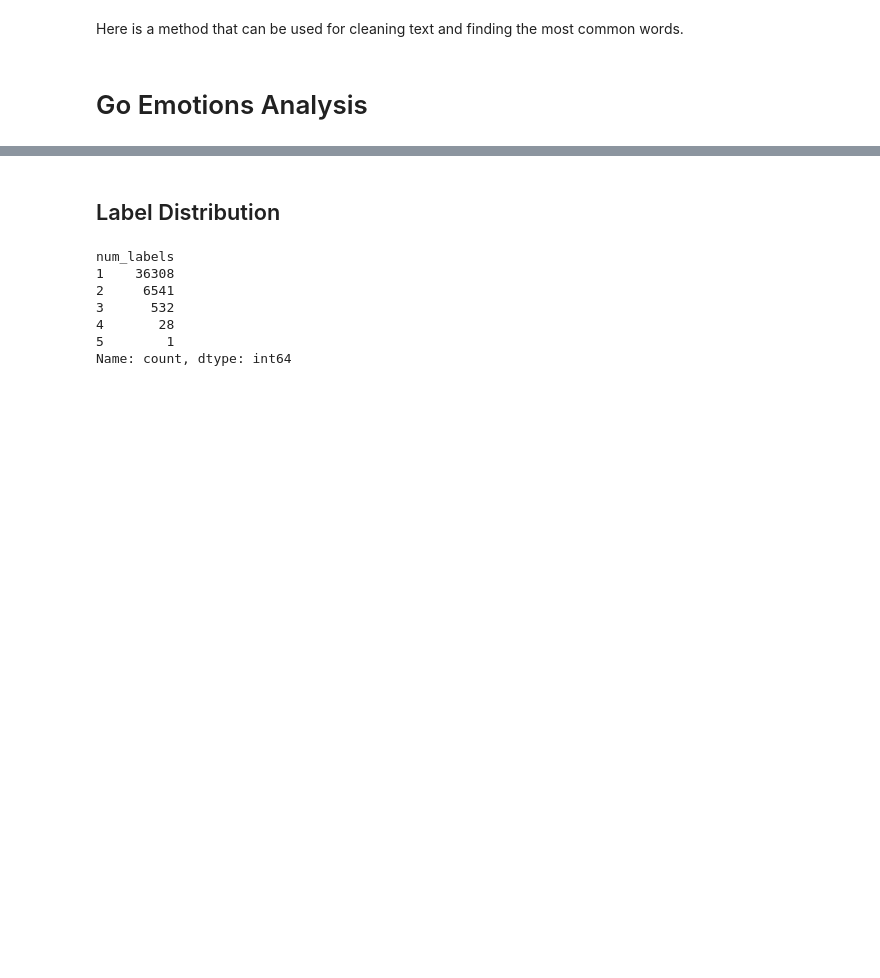
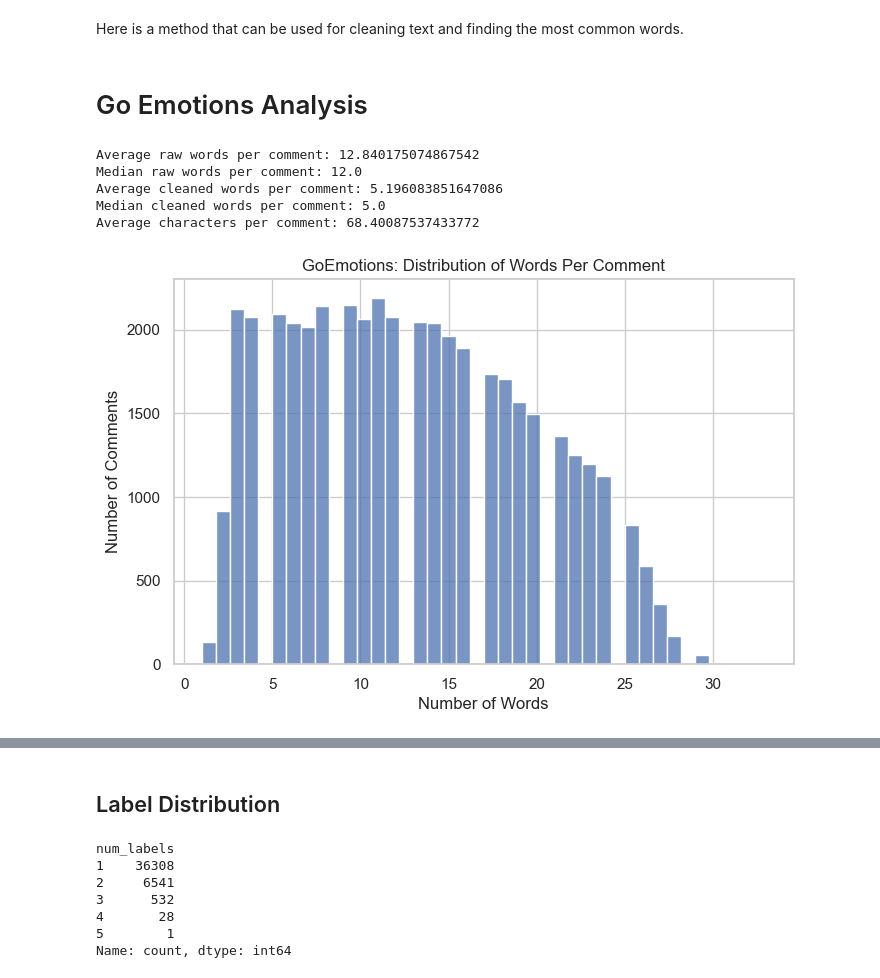
Before and after one commit to VarunP3000/NFS-REU-Data-Analytics-2026, a Jupyter notebook: DataAnalytics.ipynb, the cells around one changed output, grey strips where cells are left out. Cells and saved outputs as stored; diff of their text form; code cells hidden in the pictures; blank space fills up the shorter version.

Commit message:
added emotion vs sentence statistics

```diff
--- a/DataAnalytics.ipynb
+++ b/DataAnalytics.ipynb
@@ -90,3 +90,49 @@ def clean_text(text):
     return words
 # %% [markdown]
 # Go Emotions Analysis
+# %%
+import pandas as pd
+import matplotlib.pyplot as plt
+import seaborn as sns
+
+# -----------------------------
+# 1. Basic Text Length Features
+# -----------------------------
+
+G_train["word_count"] = G_train["text"].apply(
+    lambda text: len(str(text).split())
+)
+
+G_train["clean_word_count"] = G_train["text"].apply(
+    lambda text: len(clean_text(text))
+)
+
+G_train["char_count"] = G_train["text"].apply(
+    lambda text: len(str(text))
+)
+
+print("Average raw words per comment:", G_train["word_count"].mean())
+print("Median raw words per comment:", G_train["word_count"].median())
+print("Average cleaned words per comment:", G_train["clean_word_count"].mean())
+print("Median cleaned words per comment:", G_train["clean_word_count"].median())
+print("Average characters per comment:", G_train["char_count"].mean())
+# %% [output]
+Average raw words per comment: 12.840175074867542
+Median raw words per comment: 12.0
+Average cleaned words per comment: 5.196083851647086
+Median cleaned words per comment: 5.0
+Average characters per comment: 68.40087537433772
+# %%
+plt.figure(figsize=(8,5))
+
+sns.histplot(
+    G_train["word_count"],
+    bins=40
+)
+
+plt.title("GoEmotions: Distribution of Words Per Comment")
+plt.xlabel("Number of Words")
+plt.ylabel("Number of Comments")
+plt.show()
+# %% [output]
+[figure, added]
```
Also changed, not shown: parts of 1 cell of this notebook, 1 other file.
